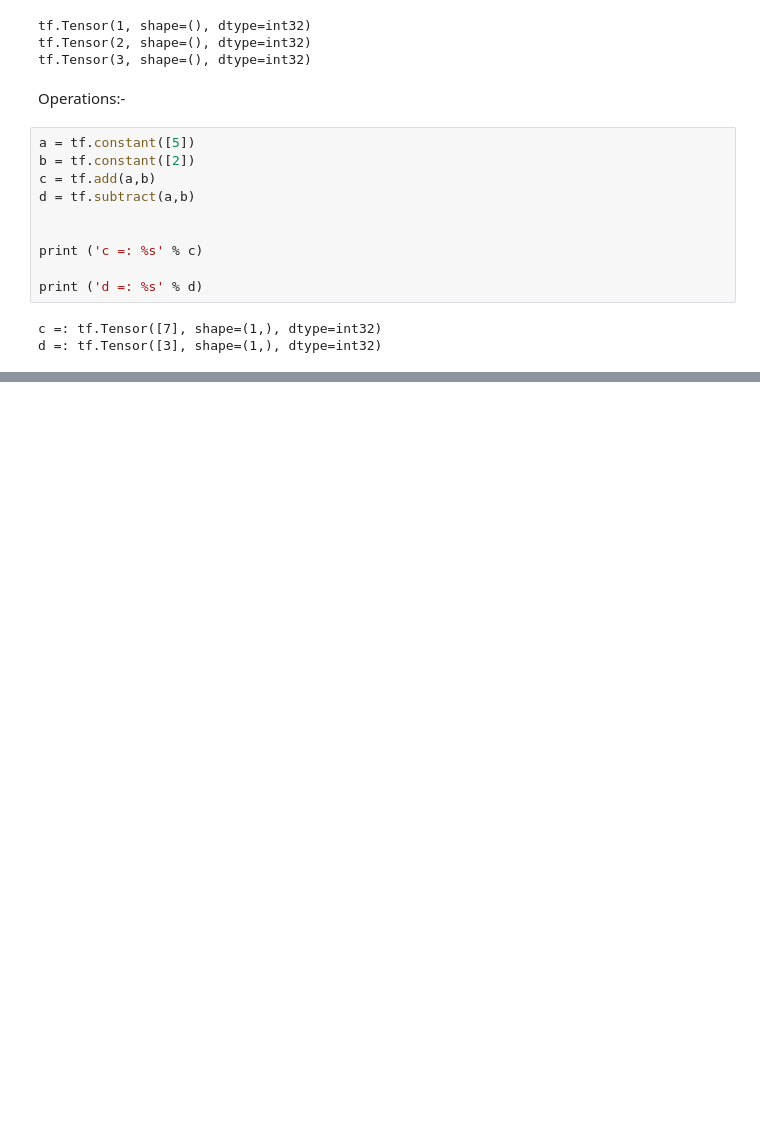
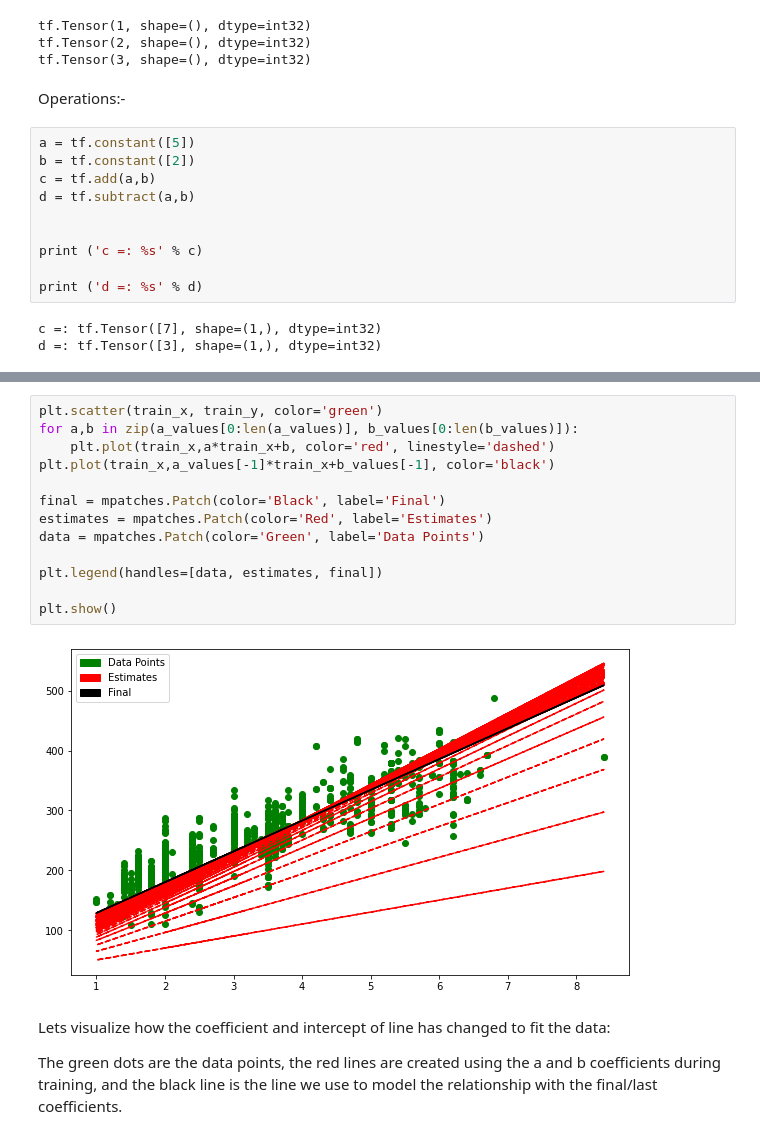
Before and after one commit to varmagsr/Tensorflow, a Jupyter notebook: Tensorflow.ipynb, the cells around one changed output, grey strips where cells are left out. Drawn from its saved outputs; the diff is of its cells as text; blank space fills up the shorter version.

```diff
--- a/Tensorflow.ipynb
+++ b/Tensorflow.ipynb
@@ -183,0 +300,19 @@ d =: tf.Tensor([3], shape=(1,), dtype=int32)
+# %%
+plt.scatter(train_x, train_y, color='green')
+for a,b in zip(a_values[0:len(a_values)], b_values[0:len(b_values)]):
+    plt.plot(train_x,a*train_x+b, color='red', linestyle='dashed')
+plt.plot(train_x,a_values[-1]*train_x+b_values[-1], color='black')
+
+final = mpatches.Patch(color='Black', label='Final')
+estimates = mpatches.Patch(color='Red', label='Estimates')
+data = mpatches.Patch(color='Green', label='Data Points')
+
+plt.legend(handles=[data, estimates, final])
+
+plt.show()
+# %% [output]
+[figure, added]
+# %% [markdown]
+Lets visualize how the coefficient and intercept of line has changed to fit the data:
+
+The green dots are the data points, the red lines are created using the a and b coefficients during training, and the black line is the line we use to model the relationship with the final/last coefficients.
```
Also changed, not shown: parts of 16 cells of this notebook.
